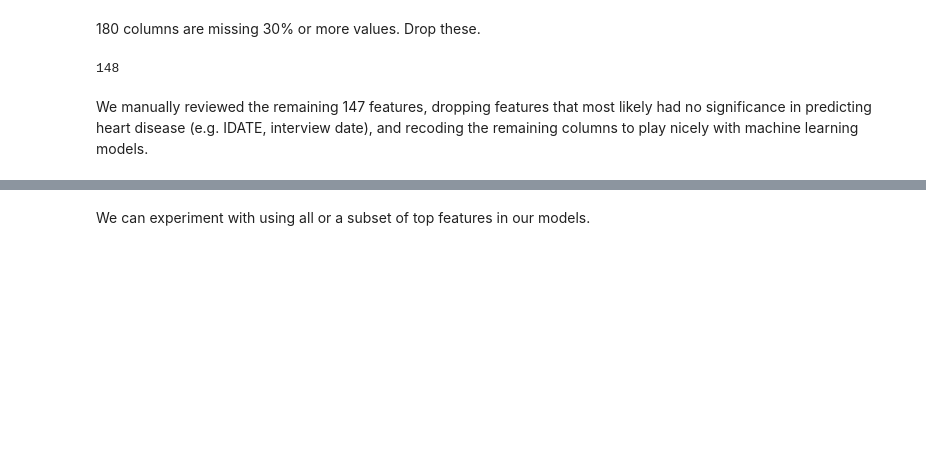
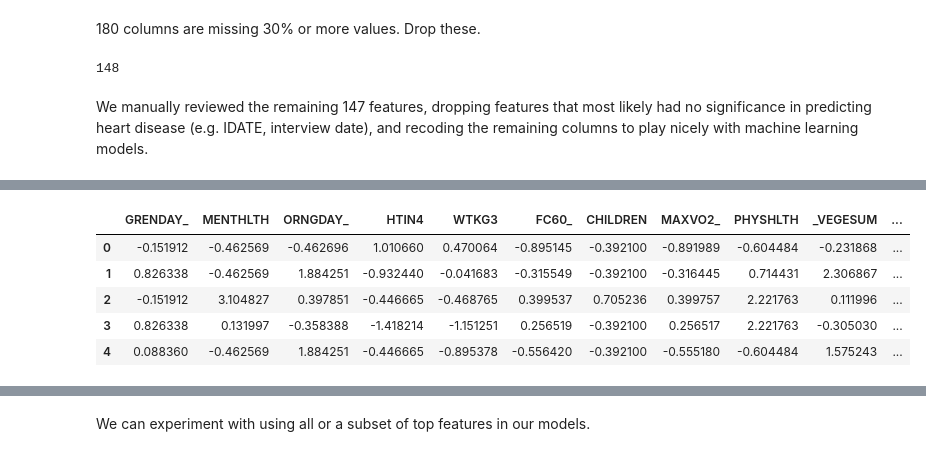
Before and after one commit to Madelinehazel/UofT_3253_term_project, a Jupyter notebook: notebooks/heart_disease_data_cleaning.ipynb, the cells around one changed output, grey strips where cells are left out. Drawn from its saved outputs; the diff is of its cells as text; code cells hidden in the pictures; blank space fills up the shorter version.

```diff
--- a/notebooks/heart_disease_data_cleaning.ipynb
+++ b/notebooks/heart_disease_data_cleaning.ipynb
@@ -1010,3 +1013,12 @@ y = filtered_data[target]
 X = filtered_data.drop(target, axis=1)
 # %%
 X_train, X_test, y_train, y_test = train_test_split(X, y, train_size=0.7)
+# %%
+X_train.head()
+# %% [output]
+|  | GRENDAY_ | MENTHLTH | ORNGDAY_ | HTIN4 | WTKG3 | FC60_ | CHILDREN | MAXVO2_ | PHYSHLTH | _VEGESUM | ... |
+| 0 | -0.151912 | -0.462569 | -0.462696 | 1.010660 | 0.470064 | -0.895145 | -0.392100 | -0.891989 | -0.604484 | -0.231868 | ... |
+| 1 | 0.826338 | -0.462569 | 1.884251 | -0.932440 | -0.041683 | -0.315549 | -0.392100 | -0.316445 | 0.714431 | 2.306867 | ... |
+| 2 | -0.151912 | 3.104827 | 0.397851 | -0.446665 | -0.468765 | 0.399537 | 0.705236 | 0.399757 | 2.221763 | 0.111996 | ... |
+| 3 | 0.826338 | 0.131997 | -0.358388 | -1.418214 | -1.151251 | 0.256519 | -0.392100 | 0.256517 | 2.221763 | -0.305030 | ... |
+| 4 | 0.088360 | -0.462569 | 1.884251 | -0.446665 | -0.895378 | -0.556420 | -0.392100 | -0.555180 | -0.604484 | 1.575243 | ... |
```
Also changed, not shown: parts of 9 cells of this notebook.
